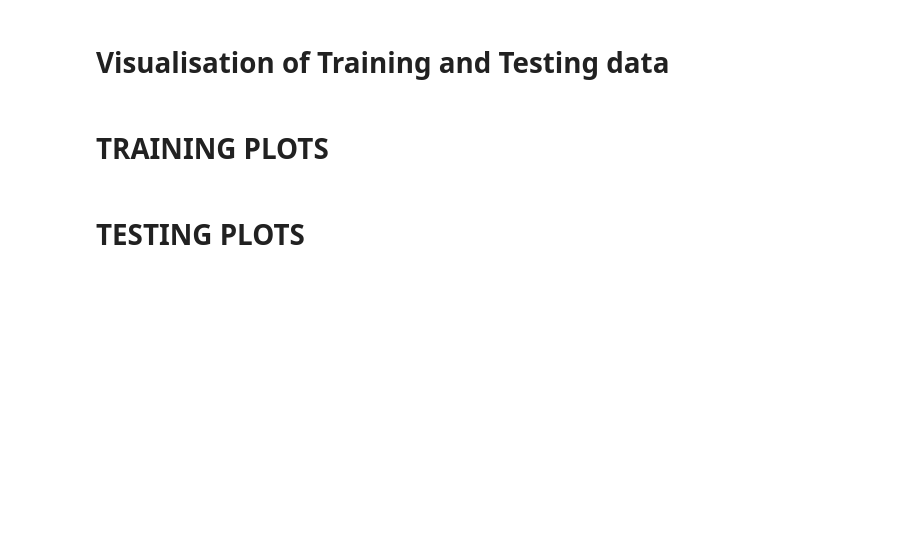
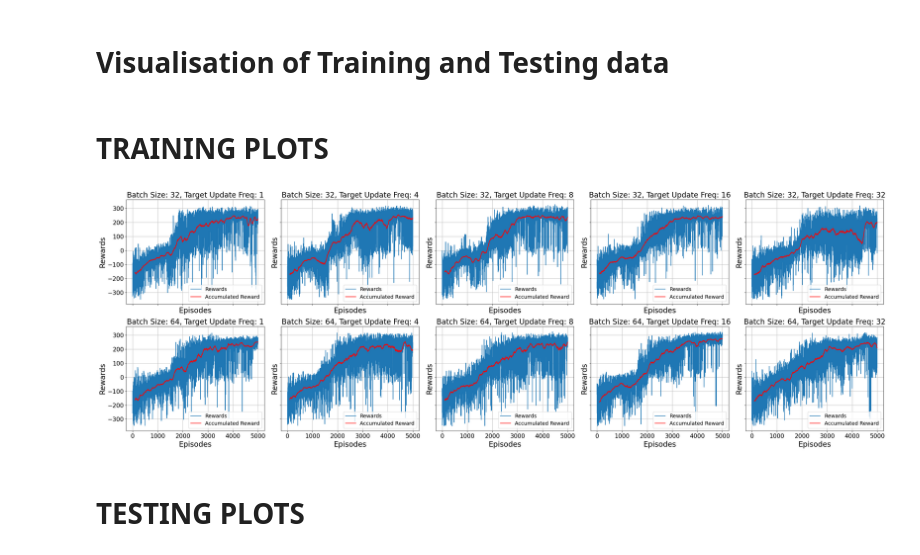
Before and after one commit to le0ff/IANNwTF-final_RL, a Jupyter notebook: plot_visualisation.ipynb, the cells around one changed output. Cells and saved outputs as stored; diff of their text form; code cells hidden in the pictures; blank space fills up the shorter version.

Commit message:
revision of the final plots

```diff
--- a/plot_visualisation.ipynb
+++ b/plot_visualisation.ipynb
@@ -12,37 +12,42 @@ def plot_training_results(ax, rewards, accum_avg=False, mean=False):
     if accum_avg:
         #accumulated = np.cumsum(rewards) / (np.arange(len(rewards)) + 1)
         accumulated = np.convolve(rewards, np.ones(100)/100, mode='valid')
-        ax.plot(accumulated, 'r', label='Accumulated Reward')
+        x = np.arange(100, len(rewards)+1)
+        ax.plot(x, accumulated, 'r', label='Accumulated Reward')
 
     if mean:
         mean = np.mean(rewards)
-        print(mean)
         ax.axhline(mean, color='g', linestyle='--', label='Mean Reward')
 
     #labels, ticks, legend and grid
-    ax.set_xlabel('Episodes')
-    ax.set_ylabel('Rewards')
+    ax.set_xlabel('Episodes', fontsize = 20)
+    ax.set_ylabel('Rewards', fontsize = 20)
     ax.legend()
     ax.grid(True)
+    ax.legend(fontsize=14, loc='lower right')
+    ax.tick_params(labelsize=16)
 # %% [markdown]
 # TRAINING PLOTS
 # %%
 BATCH_SIZE = [32, 64]
 TARGET_UPDATE_FREQ = [1, 4, 8, 16, 32]
 PREPATH = "lunarlander/models"
 
-fig, axs = plt.subplots(len(TARGET_UPDATE_FREQ), len(BATCH_SIZE), figsize=(15, 20), sharex=True, sharey=True)
+fig, axs = plt.subplots( len(BATCH_SIZE),len(TARGET_UPDATE_FREQ), figsize=(30, 10), sharex=True, sharey=True)
 
-for i, target_update_freq in enumerate(TARGET_UPDATE_FREQ):
-    for j, batch_size in enumerate(BATCH_SIZE):
+for i, batch_size in enumerate(BATCH_SIZE):
+    for j, target_update_freq in enumerate(TARGET_UPDATE_FREQ):
         ax = axs[i, j]
         PATH = f"{PREPATH}/batch_size_{batch_size}/target_update_freq_{target_update_freq}"
         rewards = np.load(f"{PATH}/train_rewards.npy")
         plot_training_results(ax, rewards, accum_avg=True)
-        ax.set_title(f'Batch Size: {batch_size}, Target Update Freq: {target_update_freq}')
+        ax.set_title(f'Batch Size: {batch_size}, Target Update Freq: {target_update_freq}', fontsize = 20)
+
 
 plt.tight_layout()
 plt.show()
+# %% [output]
+[figure, added]
 # %% [markdown]
 # TESTING PLOTS
 # %%
```
Also changed, not shown: parts of 4 cells of this notebook.
